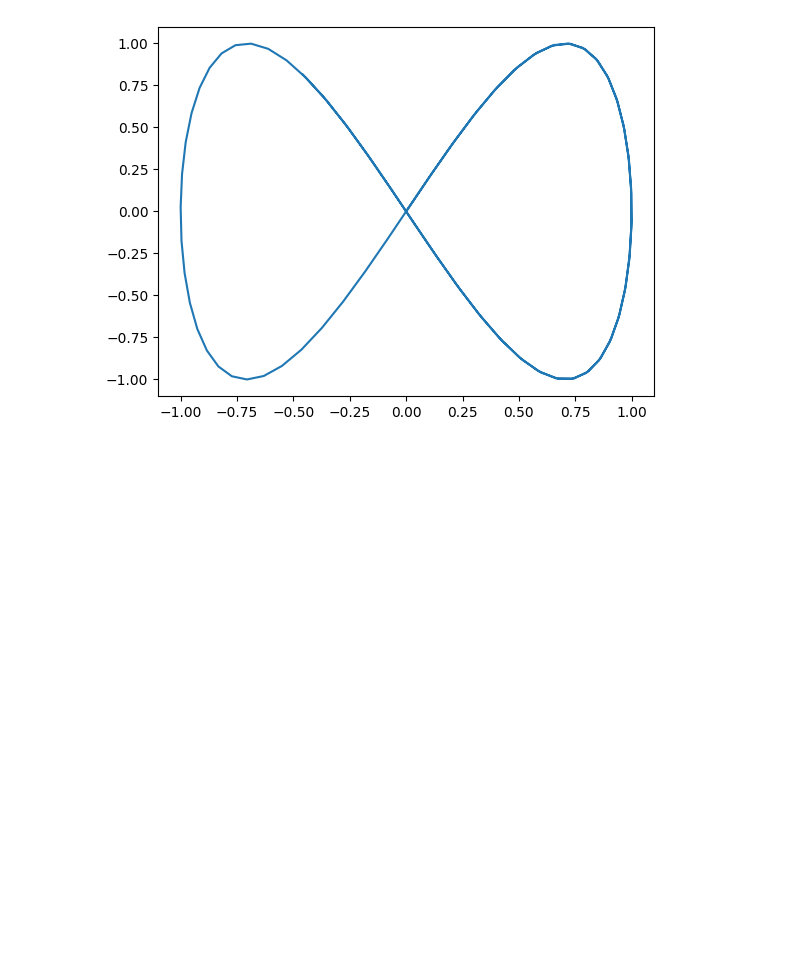
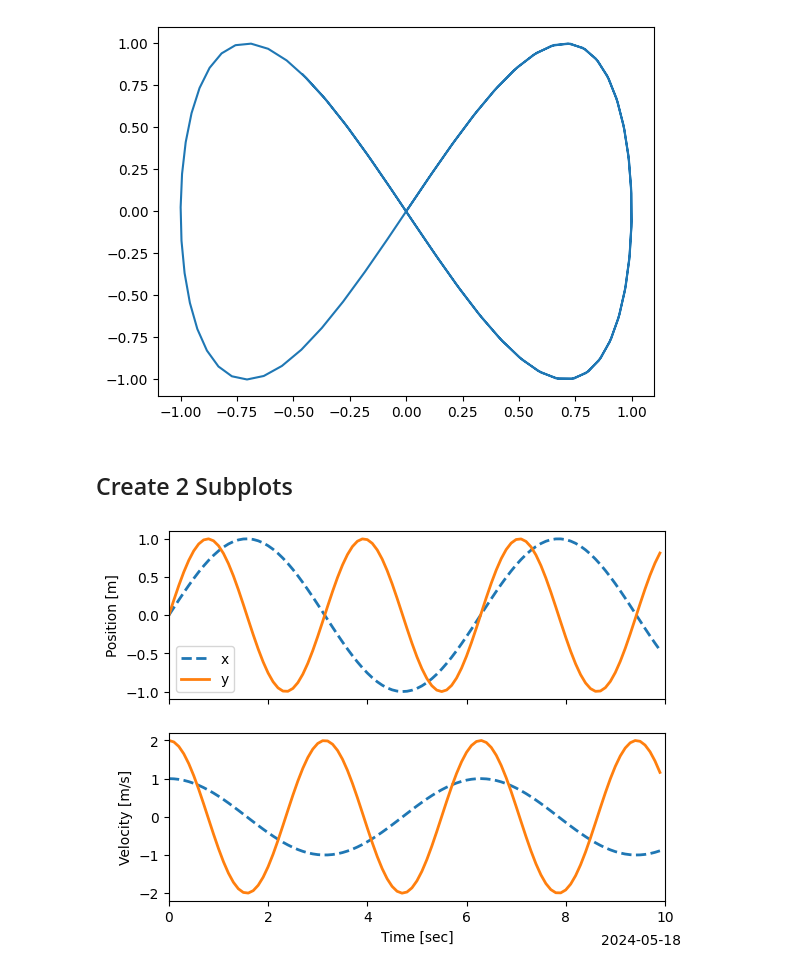
Before and after one commit to wbfrench1/Intro_to_Stats_w_Python, a Jupyter notebook: src/plots.ipynb, the cells around one changed output. Cells and saved outputs as stored; diff of their text form; code cells hidden in the pictures; blank space fills up the shorter version.

```diff
--- a/src/plots.ipynb
+++ b/src/plots.ipynb
@@ -19,3 +26,28 @@ ax.plot(x, y)
 # %% [output]
 [<matplotlib.lines.Line2D at 0x...>]
 [figure]
+# %% [markdown]
+## Create 2 Subplots
+# %%
+fig, axs = plt.subplots(nrows=2, ncols=1,
+                       sharex= True)
+
+axs[0].plot(t, np.column_stack([x,y]), linewidth=2)
+axs[1].plot(t, np.column_stack([vx,vy]), lw=2)
+
+axs[0].set(ylabel='Position [m]')
+axs[1].set(xlabel='Time [sec]', ylabel='Velocity [m/s]')
+
+axs[0].set_xlim([0,10])
+
+fig.text(0.8, 0.02, date.isoformat(datetime.date(year=2024, month=5, day=18)))
+
+for ax in axs:
+    lines = ax.get_lines()
+    lines[0].set_linestyle('--')
+
+axs[0].legend(['x','y'])
+out_file= 'simple_figure.jpg'
+plt.savefig(out_file, dpi=200)
+# %% [output]
+[figure, added]
```
Also changed, not shown: parts of 12 cells of this notebook.
